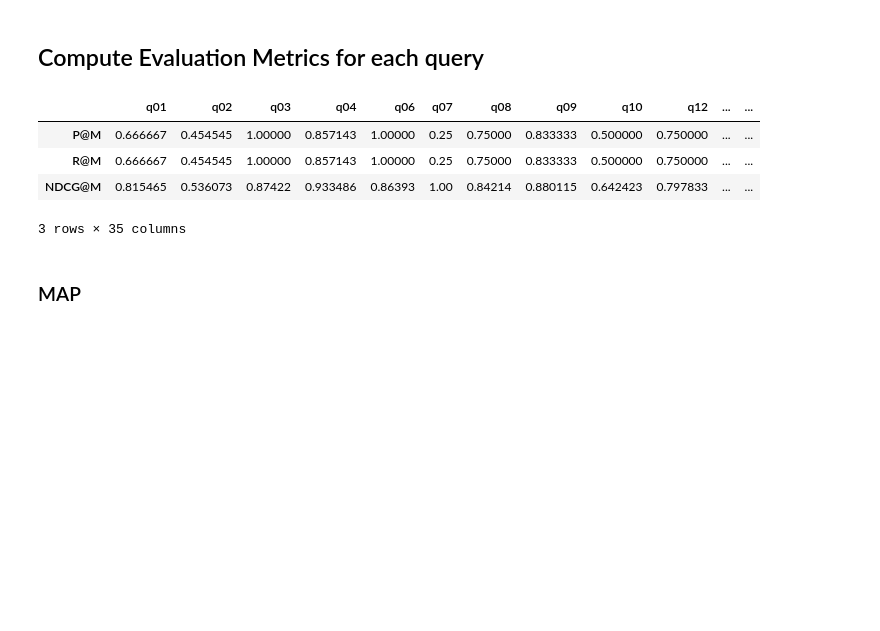
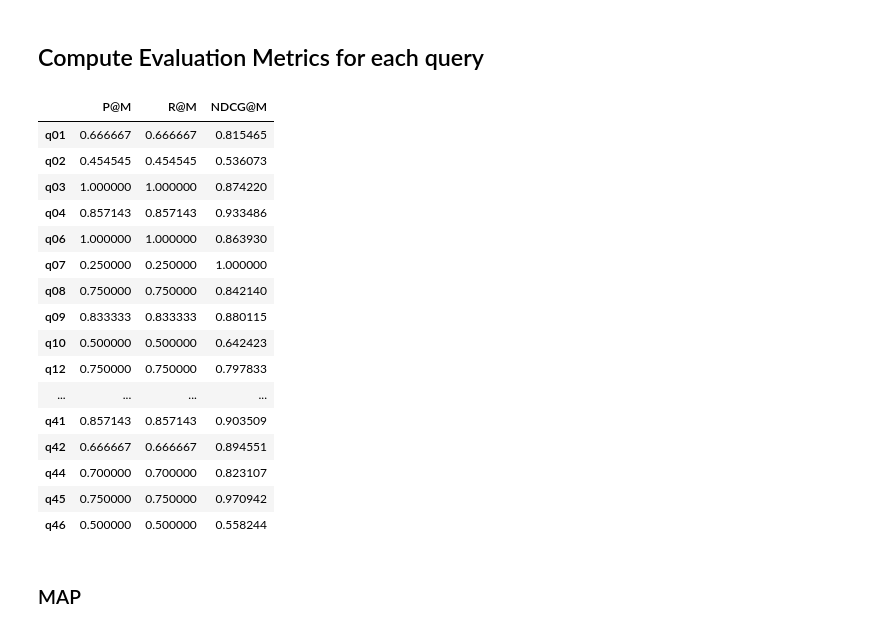
Before and after one commit to imsarmiento/NLP_202110, a Jupyter notebook: HW1/RRDV.ipynb, the cells around one changed output. Cells and saved outputs as stored; diff of their text form; code cells hidden in the pictures; blank space fills up the shorter version.

```diff
--- a/HW1/RRDV.ipynb
+++ b/HW1/RRDV.ipynb
@@ -479,36 +490,48 @@ print(recall_at_k(bin_results['q01'], 3, 3))
 # %%
 def evaluation_metric(bin_queries, query_index, scaled_results):
     """
 
     :param bin_queries: Diccionario con valores {query Key: vector}, donde el vector corresponde a una lista
     con la representación binaria de un de los resultados encontrados para una query con relación a los dados
     en el archivo de evaluación. Ej, para q01, los relevantes son: d186,d254,d016. El RRDV devuelve d254, d016,
     d153. Por ende, la representación binaria de q01, en el orden del archivo de evaluación es: [0, 1, 1]
     :param query_index: Lista con los ids de las queries. ['qo1', 'qo2', ...]
     :param scaled_results: Representación escalada de los resultados de las queries usando la escala dada en el
     archivo de evaluación. Ej, q01 pasa de [0, 1, 1] a [0, 5, 5]
     :return: Un dataframe con el cálculo del P@M, r@M y NDCG@M para cada query
     """
     COLUMNS = ['P@M', 'R@M', 'NDCG@M']
     records = []
     for query, bin_vec in bin_queries.items():
         scaled = scaled_results[query]
         M = len(bin_vec)
         pm = precision_at_k(bin_vec, M)
         rm = recall_at_k(bin_vec, M, M)
         ndcg = ndcg_at_k(scaled, M)
         records.append([pm, rm, ndcg])
 
     return pd.DataFrame.from_records(records, index=query_index, columns=COLUMNS)
 
 metrics = evaluation_metric(bin_results, queries_index, scaled_results)
-metrics.transpose()
+metrics
 # %% [output]
-|  | q01 | q02 | q03 | q04 | q06 | q07 | q08 | q09 | q10 | q12 | ... | ... |
-| P@M | 0.666667 | 0.454545 | 1.00000 | 0.857143 | 1.00000 | 0.25 | 0.75000 | 0.833333 | 0.500000 | 0.750000 | ... | ... |
-| R@M | 0.666667 | 0.454545 | 1.00000 | 0.857143 | 1.00000 | 0.25 | 0.75000 | 0.833333 | 0.500000 | 0.750000 | ... | ... |
-| NDCG@M | 0.815465 | 0.536073 | 0.87422 | 0.933486 | 0.86393 | 1.00 | 0.84214 | 0.880115 | 0.642423 | 0.797833 | ... | ... |
+|  | P@M | R@M | NDCG@M |
+| q01 | 0.666667 | 0.666667 | 0.815465 |
+| q02 | 0.454545 | 0.454545 | 0.536073 |
+| q03 | 1.000000 | 1.000000 | 0.874220 |
+| q04 | 0.857143 | 0.857143 | 0.933486 |
+| q06 | 1.000000 | 1.000000 | 0.863930 |
+| q07 | 0.250000 | 0.250000 | 1.000000 |
+| q08 | 0.750000 | 0.750000 | 0.842140 |
+| q09 | 0.833333 | 0.833333 | 0.880115 |
+| q10 | 0.500000 | 0.500000 | 0.642423 |
+| q12 | 0.750000 | 0.750000 | 0.797833 |
+| ... | ... | ... | ... |
+| q41 | 0.857143 | 0.857143 | 0.903509 |
+| q42 | 0.666667 | 0.666667 | 0.894551 |
+| q44 | 0.700000 | 0.700000 | 0.823107 |
+| q45 | 0.750000 | 0.750000 | 0.970942 |
+| q46 | 0.500000 | 0.500000 | 0.558244 |
-3 rows × 35 columns
 # %% [markdown]
 ### MAP
 # %%
```
Also changed, not shown: parts of 4 cells of this notebook, 2 other files.
